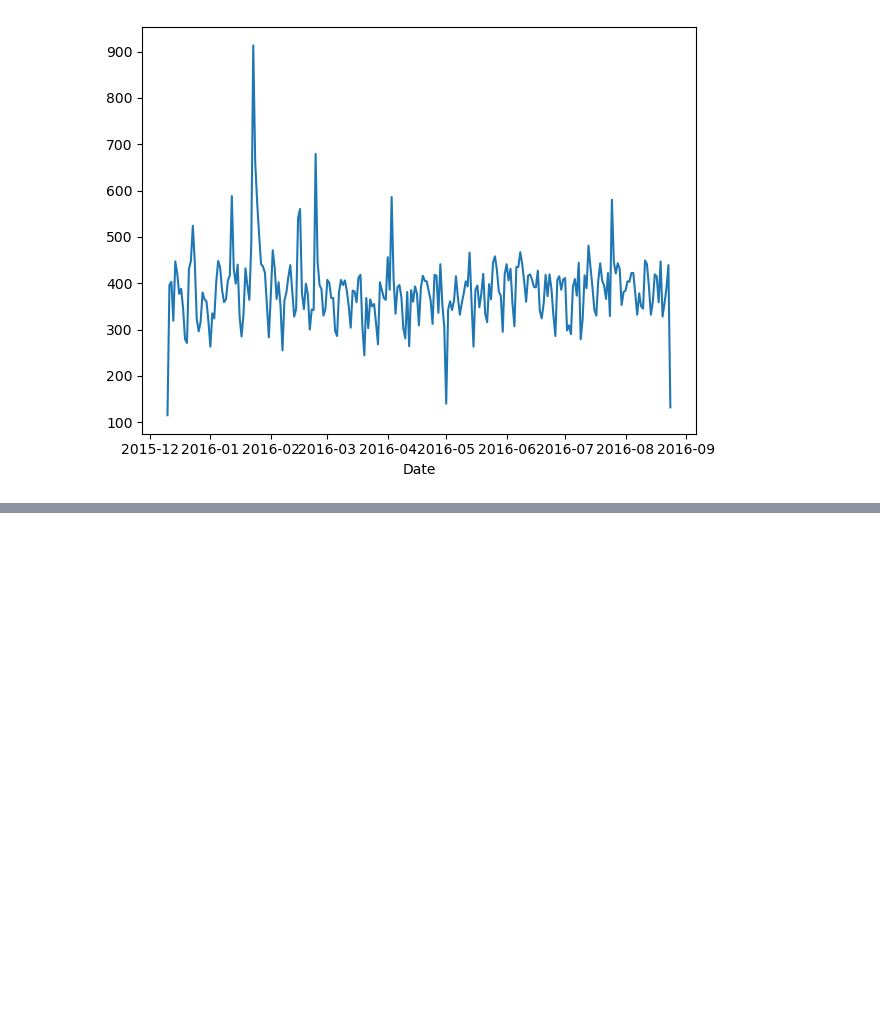
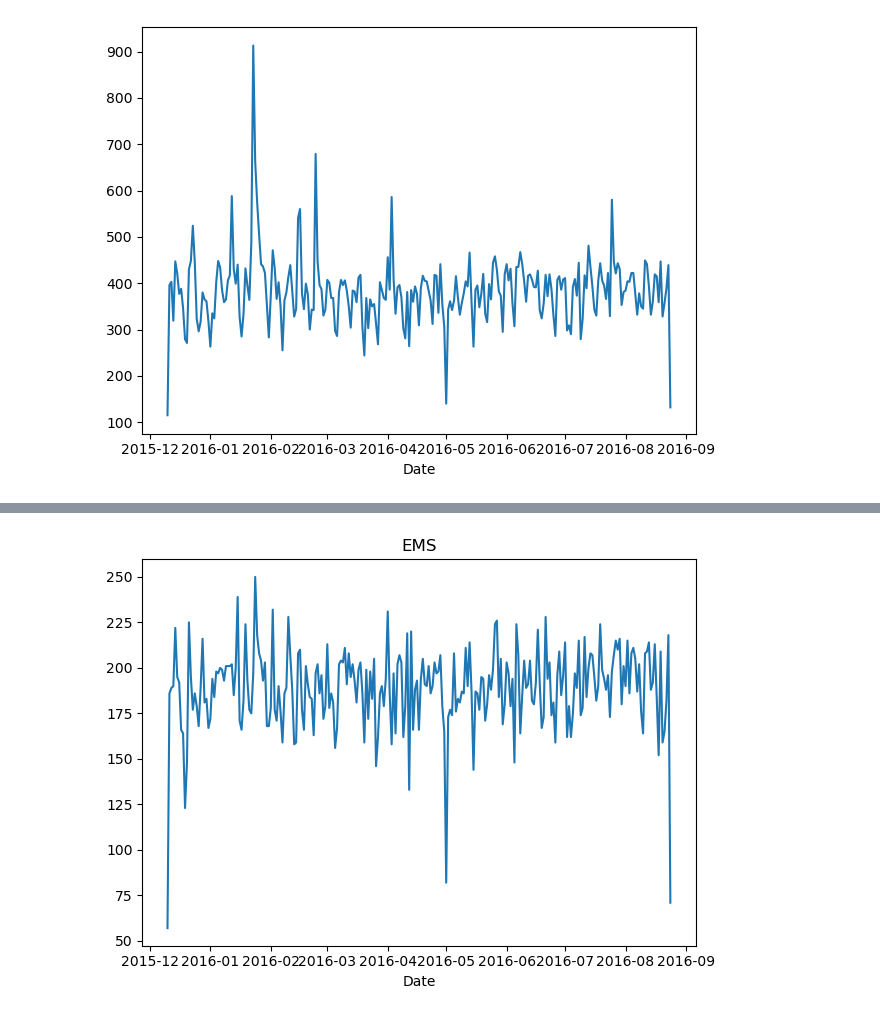
Before and after one commit to ramachandramerla/911-Analysis, a Jupyter notebook: 911_calls.ipynb, the cells around one changed output, grey strips where cells are left out. Saved outputs shown, nothing was run; the diff lists cells and outputs as text; code cells hidden in the pictures; blank space fills up the shorter version.

```diff
--- a/911_calls.ipynb
+++ b/911_calls.ipynb
@@ -207,0 +226,6 @@ plt.tight_layout()  #fix the merging x-axis
+# %%
+df[df['reason']=='EMS'].groupby('Date').count()['lat'].plot()
+plt.title('EMS')
+plt.tight_layout()
+# %% [output]
+[figure, added]
```
Also changed, not shown: parts of 8 cells of this notebook.
